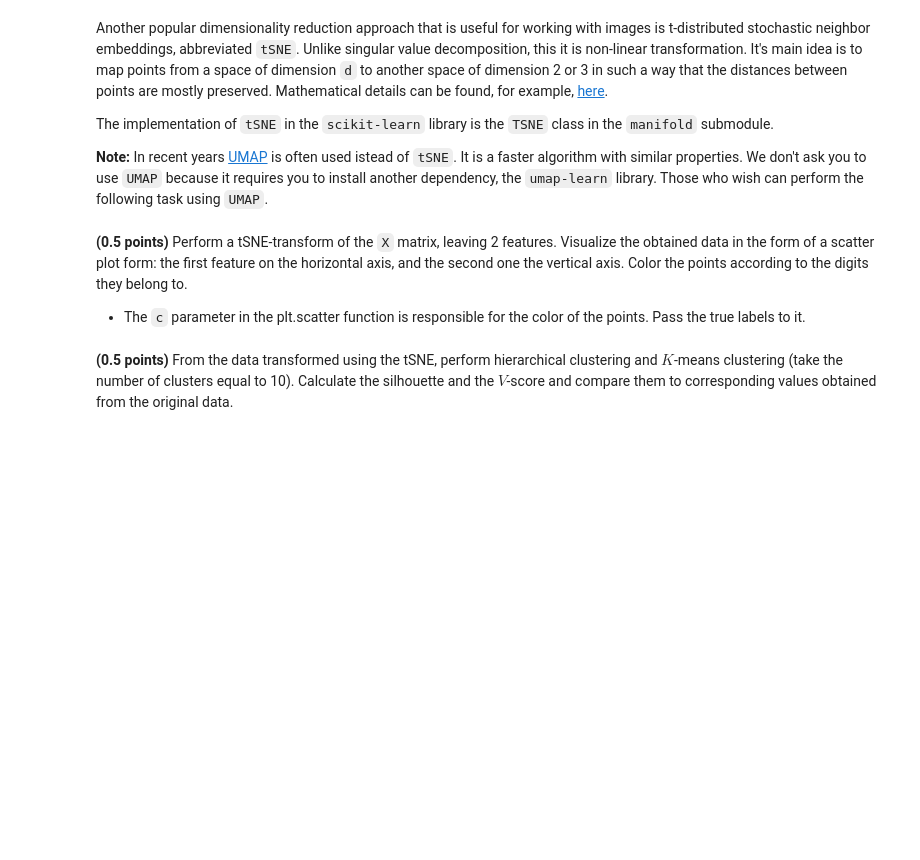
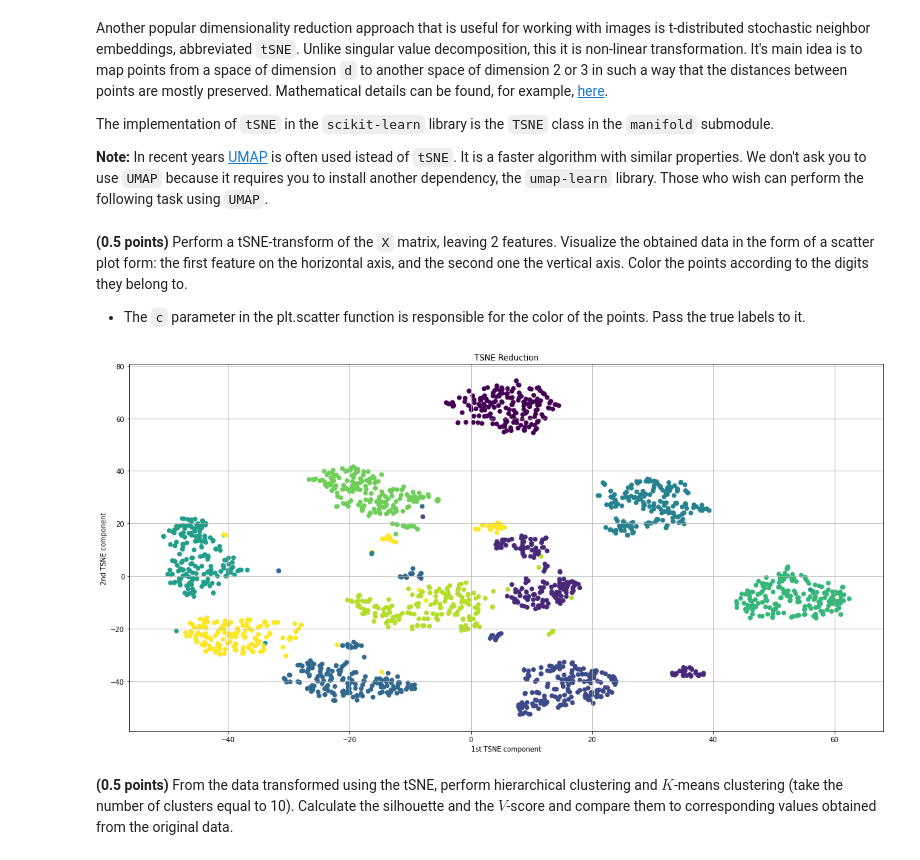
Before and after one commit to AndreiMedvedevSaratov/ml-8_clustering, a Jupyter notebook: clustering.ipynb, the cells around one changed output. Cells and saved outputs as stored; diff of their text form; code cells hidden in the pictures; blank space fills up the shorter version.

```diff
--- a/clustering.ipynb
+++ b/clustering.ipynb
@@ -459,6 +511,27 @@ The implementation of `tSNE` in the `scikit-learn` library is the `TSNE` class i
 **(0.5 points)** Perform a tSNE-transform of the `X` matrix, leaving 2 features. Visualize the obtained data in the form of a scatter plot form: the first feature on the horizontal axis, and the second one the vertical axis. Color the points according to the digits they belong to.
 
 - The `c` parameter in the plt.scatter function is responsible for the color of the points. Pass the true labels to it.
+# %%
+from sklearn.manifold import TSNE
+
+import pandas as pd
+
+X_tsne = TSNE(n_components=2).fit_transform(X)
+X_tsne.shape
+
+fig = plt.figure(figsize=(20, 10))
+
+plt.scatter(X_tsne[:,0],
+            X_tsne[:,1],
+            c = y.astype(float))
+
+plt.title('TSNE Reduction')
+plt.xlabel('1st TSNE component')
+plt.ylabel('2nd TSNE component')
+
+plt.grid()
+# %% [output]
+[figure, added]
 # %% [markdown]
 **(0.5 points)** From the data transformed using the tSNE, perform hierarchical clustering and $K$-means clustering (take the number of clusters equal to 10). Calculate the silhouette and the $V$-score and compare them to corresponding values obtained from the original data.
 # %% [markdown]
```
Also changed, not shown: parts of 3 cells of this notebook.
